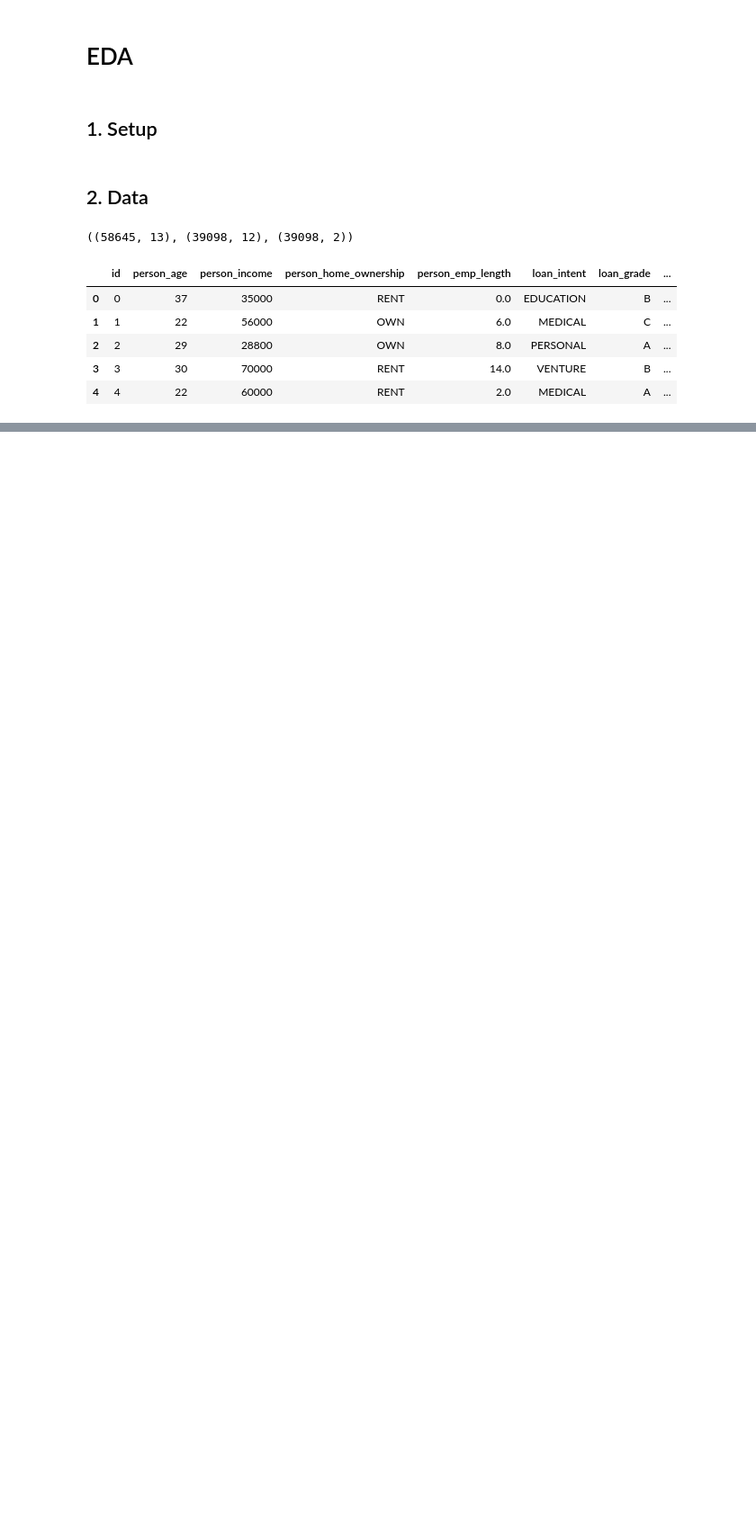
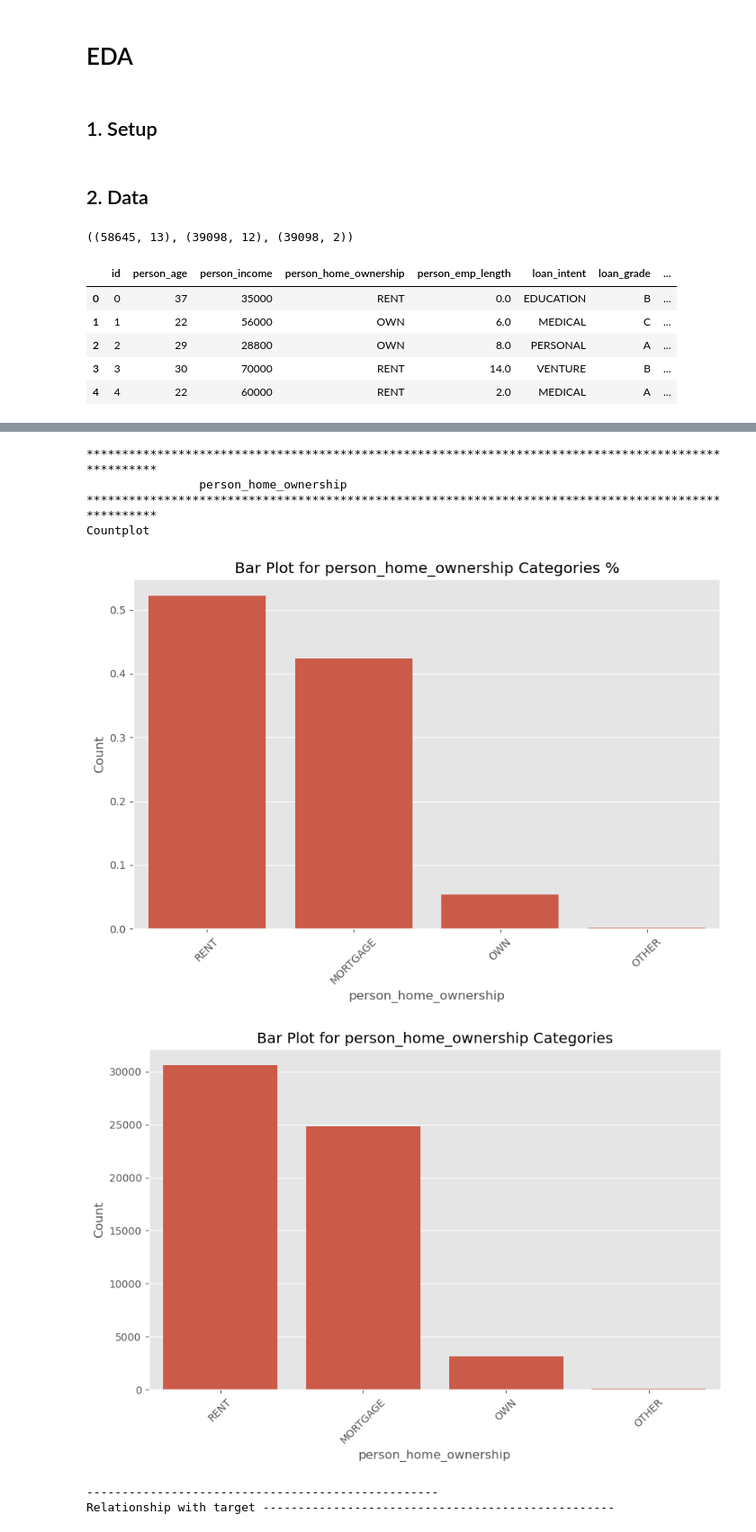
Before and after one commit to shahp7575/kpg_oct2024, a Jupyter notebook: notebooks/01_EDA.ipynb, the cells around one changed output, grey strips where cells are left out. Shown at 90% size. Drawn from its saved outputs; the diff is of its cells as text; code cells hidden in the pictures; blank space fills up the shorter version.

```diff
--- a/notebooks/01_EDA.ipynb
+++ b/notebooks/01_EDA.ipynb
@@ -39,0 +237,19 @@ df_train.describe()
+# %%
+for cat in CAT_COLS:
+    print("*"*100)
+    print(f"\t\t{cat}")
+    print("*"*100)
+    print("Countplot")
+    plot_categorical_feature(df_train, cat)
+    print("-"*50, "\nRelationship with target", "-"*50)
+    plot_categorical_feature_with_target(df_train, cat, "loan_status")
+    print("\n\n\n")
+# %% [output]
+****************************************************************************************************
+                person_home_ownership
+****************************************************************************************************
+Countplot
+[figure, added]
+[figure, added]
+--------------------------------------------------
+Relationship with target --------------------------------------------------
```
Also changed, not shown: parts of 13 cells of this notebook, 2 other files.
